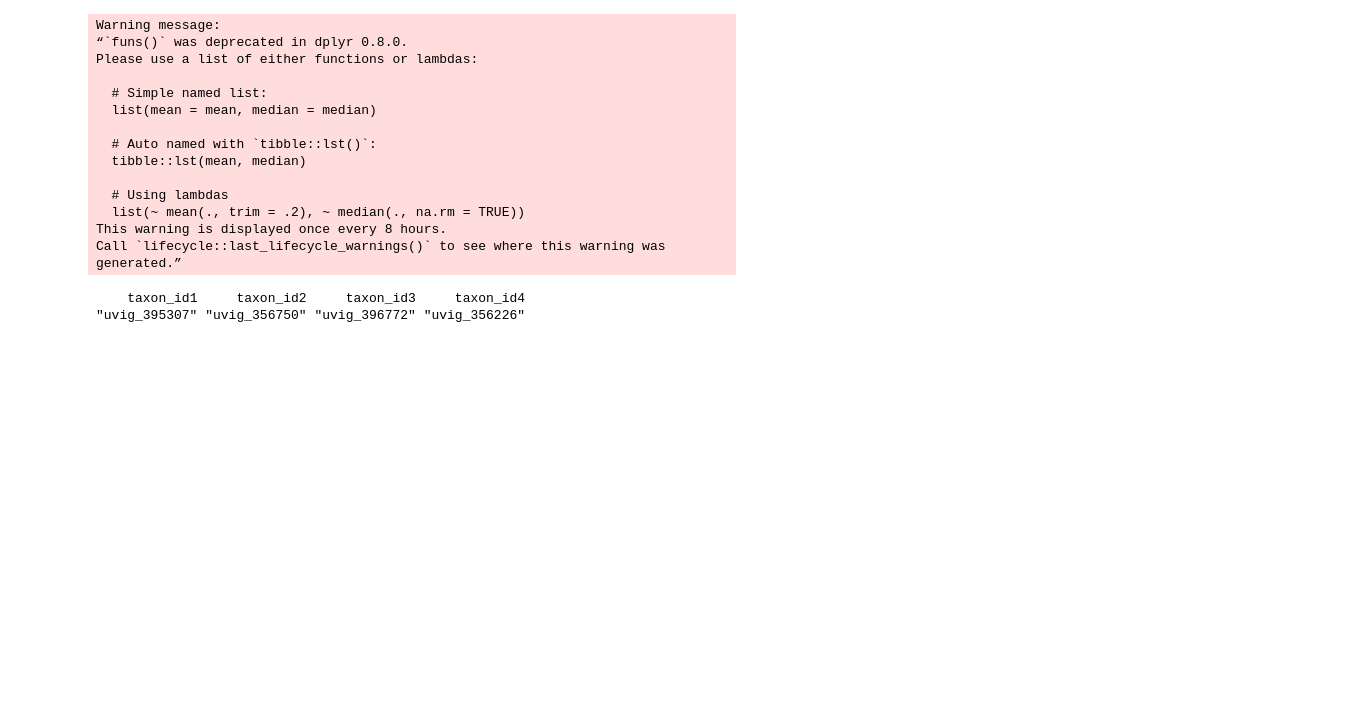
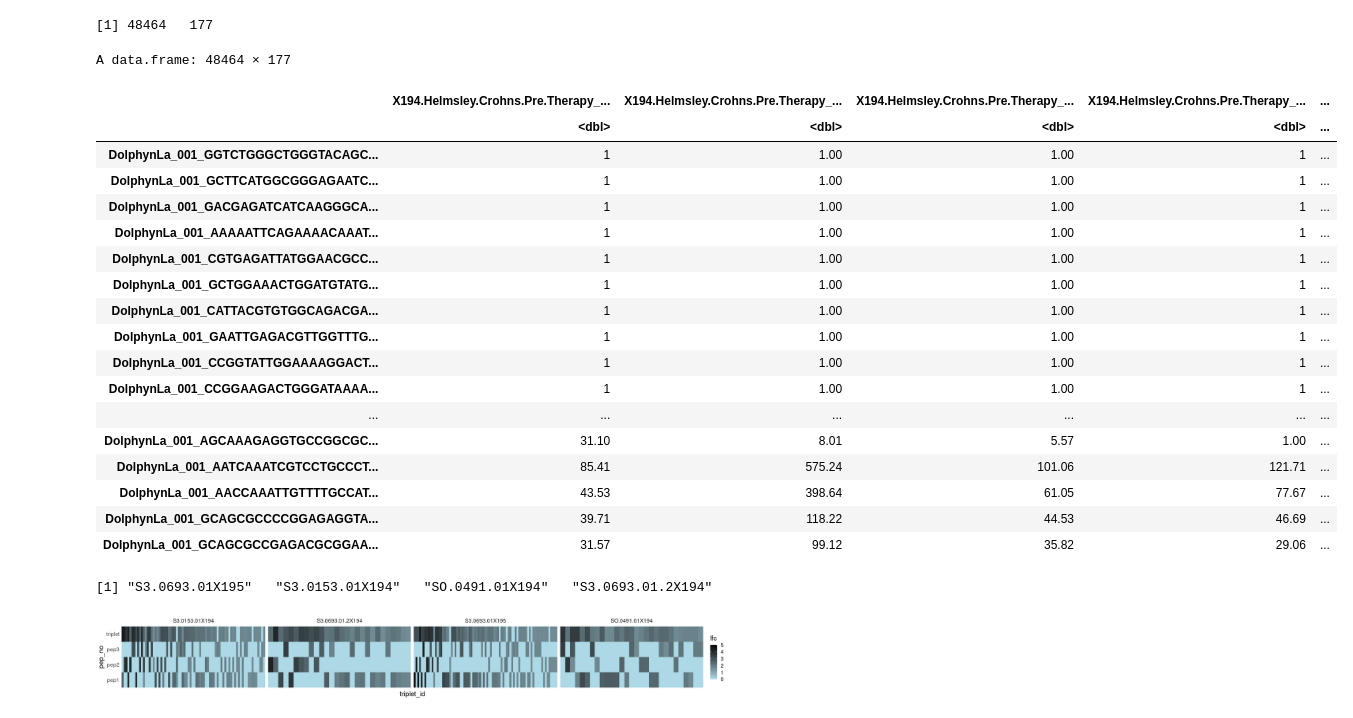
Before and after one commit to kepsi/Dolphyn, a Jupyter notebook: Manuscript Analyses/GPD_PhARscore_triplets.ipynb, the cells around one changed output. Saved outputs shown, nothing was run; the diff lists cells and outputs as text; code cells hidden in the pictures; blank space fills up the shorter version.

```diff
--- a/Manuscript Analyses/GPD_PhARscore_triplets.ipynb
+++ b/Manuscript Analyses/GPD_PhARscore_triplets.ipynb
@@ -155,31 +52,36 @@ colnames(lfc_org) = rownames(anno_samples)
+# %%
+dim(fc)
+# %% [output]
+[1] 48464   177
+# %%
+cbind(fc194, fc195) %>% select(!contains("BEADS_ONLY")) -> fc
+fc#[rownames(anno_pep),]
+# %% [output]
+A data.frame: 48464 × 177
+|  | X194.Helmsley.Crohns.Pre.Therapy_... | X194.Helmsley.Crohns.Pre.Therapy_... | X194.Helmsley.Crohns.Pre.Therapy_... | X194.Helmsley.Crohns.Pre.Therapy_... | ... |
+|  | <dbl> | <dbl> | <dbl> | <dbl> | ... |
+| DolphynLa_001_GGTCTGGGCTGGGTACAGC... | 1 | 1.00 | 1.00 | 1 | ... |
+| DolphynLa_001_GCTTCATGGCGGGAGAATC... | 1 | 1.00 | 1.00 | 1 | ... |
+| DolphynLa_001_GACGAGATCATCAAGGGCA... | 1 | 1.00 | 1.00 | 1 | ... |
+| DolphynLa_001_AAAAATTCAGAAAACAAAT... | 1 | 1.00 | 1.00 | 1 | ... |
+| DolphynLa_001_CGTGAGATTATGGAACGCC... | 1 | 1.00 | 1.00 | 1 | ... |
+| DolphynLa_001_GCTGGAAACTGGATGTATG... | 1 | 1.00 | 1.00 | 1 | ... |
+| DolphynLa_001_CATTACGTGTGGCAGACGA... | 1 | 1.00 | 1.00 | 1 | ... |
+| DolphynLa_001_GAATTGAGACGTTGGTTTG... | 1 | 1.00 | 1.00 | 1 | ... |
+| DolphynLa_001_CCGGTATTGGAAAAGGACT... | 1 | 1.00 | 1.00 | 1 | ... |
+| DolphynLa_001_CCGGAAGACTGGGATAAAA... | 1 | 1.00 | 1.00 | 1 | ... |
+| ... | ... | ... | ... | ... | ... |
+| DolphynLa_001_AGCAAAGAGGTGCCGGCGC... | 31.10 | 8.01 | 5.57 | 1.00 | ... |
+| DolphynLa_001_AATCAAATCGTCCTGCCCT... | 85.41 | 575.24 | 101.06 | 121.71 | ... |
+| DolphynLa_001_AACCAAATTGTTTTGCCAT... | 43.53 | 398.64 | 61.05 | 77.67 | ... |
+| DolphynLa_001_GCAGCGCCCCGGAGAGGTA... | 39.71 | 118.22 | 44.53 | 46.69 | ... |
+| DolphynLa_001_GCAGCGCCGAGACGCGGAA... | 31.57 | 99.12 | 35.82 | 29.06 | ... |
 # %%
-phar %>% subset(library == "pepsyn_7") %>% subset(! taxon_id %in% c("uvig_250342","uvig_358797","uvig_205260")) %>%
-group_by(taxon_id) %>%
-summarise_at(vars(vir_score), funs(mean = mean, sum = sum, max = max)) %>%
-arrange(desc(max)) %>% select(taxon_id) %>% unique %>% head(4) %>% unlist -> top_score_phage
-
 phar %>% subset(library == "pepsyn_7") %>%
-group_by(sample) %>%
-summarise_at(vars(vir_score), funs(mean = mean, sum = sum, max = max)) %>%
-arrange(desc(max)) %>% head(5) %>% select(sample) %>% unique %>%
+group_by(sample) %>% summarise_at(vars(vir_score), list(max = max)) %>%
+arrange(desc(max)) %>% head(4) %>% select(sample) %>% unique %>%
 sapply(convert_samplenames) %>% as.list %>% unlist -> top_score_sample
-# %% [output]
-Warning message:
-“`funs()` was deprecated in dplyr 0.8.0.
-Please use a list of either functions or lambdas:
-
-  # Simple named list:
-  list(mean = mean, median = median)
-
-  # Auto named with `tibble::lst()`:
-  tibble::lst(mean, median)
-
-  # Using lambdas
-  list(~ mean(., trim = .2), ~ median(., na.rm = TRUE))
-This warning is displayed once every 8 hours.
-Call `lifecycle::last_lifecycle_warnings()` to see where this warning was generated.”
 # %%
-top_score_phage
+top_score_sample
 # %% [output]
-    taxon_id1     taxon_id2     taxon_id3     taxon_id4
-"uvig_395307" "uvig_356750" "uvig_396772" "uvig_356226"
+[1] "S3.0693.01X195"   "S3.0153.01X194"   "SO.0491.01X194"   "S3.0693.01.2X194"
@@ -208,9 +105,11 @@ rownames_to_column("pep_id2") %>%
 merge(tdf) %>% mutate(across(where(is.factor), as.character)) -> tdf
 # %%
+options(repr.plot.width=22, repr.plot.height=3)
+
 merge(dol_epi_map,tdf) %>% mutate(tripletSample = paste(triplet_id,sample)) %>%
 select(taxon_id,pro_id,lfc,pep_no,tripletSample) %>%
 mutate(lfc_bin = lfc >0) %>%
-group_by(tripletSample) %>% summarise_at(vars(lfc_bin), funs(sum=sum, n= n())) %>%
+group_by(tripletSample) %>% summarise_at(vars(lfc_bin), list(sum=sum)) %>%
 subset(sum>1) %>% select(tripletSample) %>% unlist() -> positive_triplets
 
 merge(dol_epi_map,tdf) %>% mutate(tripletSample = paste(triplet_id,sample)) %>%
@@ -218,4 +117,10 @@ select(taxon_id,pro_id,lfc,pep_no,triplet_id,tripletSample, sample) %>%
 subset(tripletSample %in% positive_triplets) %>%
 mutate(lfc_bin = lfc >0) %>%
 arrange(desc(lfc_bin), desc(lfc)) %>%
-mutate(triplet_id = factor(triplet_id, levels = unique(triplet_id))) -> temp
+mutate(triplet_id = factor(triplet_id, levels = unique(triplet_id))) %>%
+
+ggplot(aes(triplet_id,pep_no)) + geom_tile(aes(fill = lfc)) + scale_fill_gradient(low = "lightblue", high = "black") +
+theme(axis.text.x=element_blank(), panel.grid.major.x = element_blank(), panel.grid.major.y = element_blank()) +
+facet_grid(.~sample, scales= "free")
+# %% [output]
+[figure, added]
```
Also changed, not shown: parts of 16 cells of this notebook, 16 other files.
